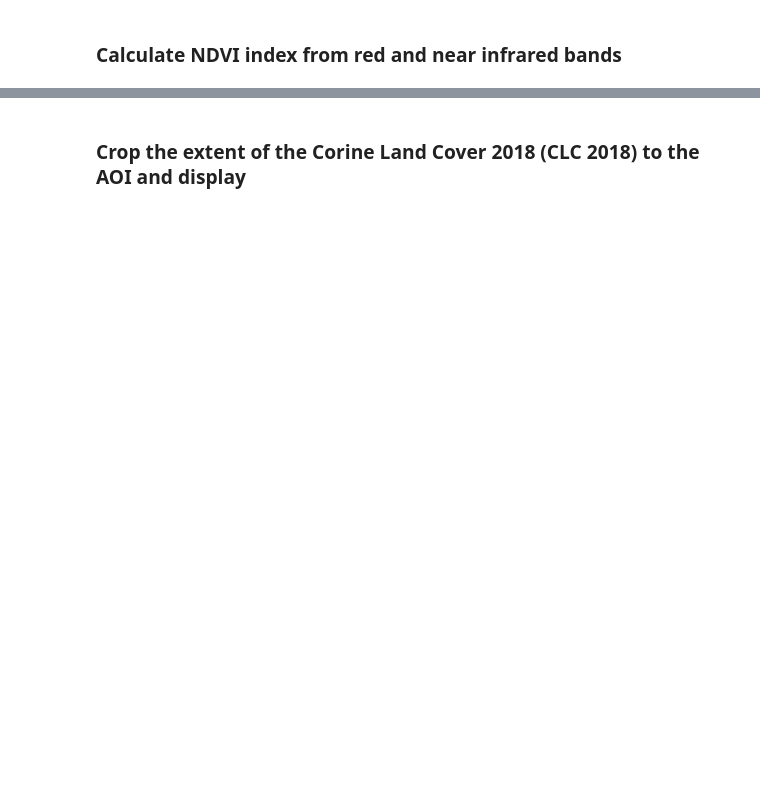
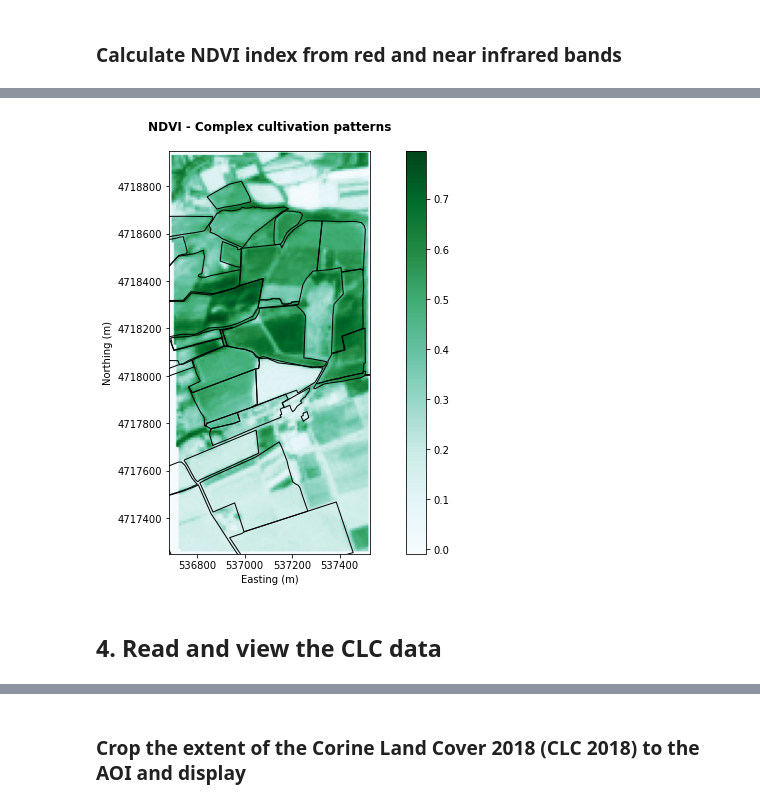
Before and after one commit to wekeo/DEFUNCT-wekeo-jupyter-lab, a Jupyter notebook: land/NDVI_S2-processing.ipynb, the cells around one changed output, grey strips where cells are left out. Cells and saved outputs as stored; diff of their text form; code cells hidden in the pictures; blank space fills up the shorter version.

```diff
--- a/land/NDVI_S2-processing.ipynb
+++ b/land/NDVI_S2-processing.ipynb
@@ -123,0 +178,44 @@ show_hist(ndvi_aoi, bins=100, masked=False, title='Histogram', ax=None, label='N
+# %%
+#Load shapefile of the AOIs
+
+cult_zoom = gpd.read_file(os.path.join(path_shp, 'complex_cultivation_patterns_zoom.shp'))
+
+#Subset the Sentinel-2 NDVI image
+
+with rio.open(os.path.join(data_path, "S2_NDVI.tif")) as src:
+    out_image, out_transform = mask(src, cult_zoom.geometry,crop=True)
+    out_meta = src.meta.copy()
+    out_meta.update({"driver": "GTiff",
+                 "height": out_image.shape[1],
+                 "width": out_image.shape[2],
+                 "transform": out_transform})
+
+with rio.open(os.path.join(data_path, "NDVI_cultivation_area.tif"), "w", **out_meta) as dest:
+    dest.write(out_image.astype(rio.float32))
+
+#Display the results with the LPIS
+
+rcParams['axes.titlepad'] = 20
+
+src_cult = rio.open(os.path.join(data_path, "NDVI_cultivation_area.tif"))
+
+fig, axg = plt.subplots(figsize=(21, 7))
+
+image_hidden_1 = axg.imshow(src_cult.read(1),
+                         cmap='BuGn')
+
+LPIS_proj.plot(ax=axg, facecolor='none', edgecolor='k')
+
+show(src_cult, ax=axg, cmap='BuGn', transform=src_cult.transform, title='NDVI - Complex cultivation patterns')
+
+fig.colorbar(image_hidden_1, ax=axg)
+
+axg.set_ylabel("Northing (m)") #(WGS 84 / UTM zone 32N)
+axg.set_xlabel("Easting (m)")
+
+plt.subplots_adjust(bottom=0.1, right=0.6, top=0.9)
+axg.ticklabel_format(axis = 'both', style = 'plain')
+# %% [output]
+[figure, added]
+# %% [markdown]
+## <a id='display_clc'></a>4. Read and view the CLC data
```
Also changed, not shown: parts of 76 cells of this notebook, 1 other file.
